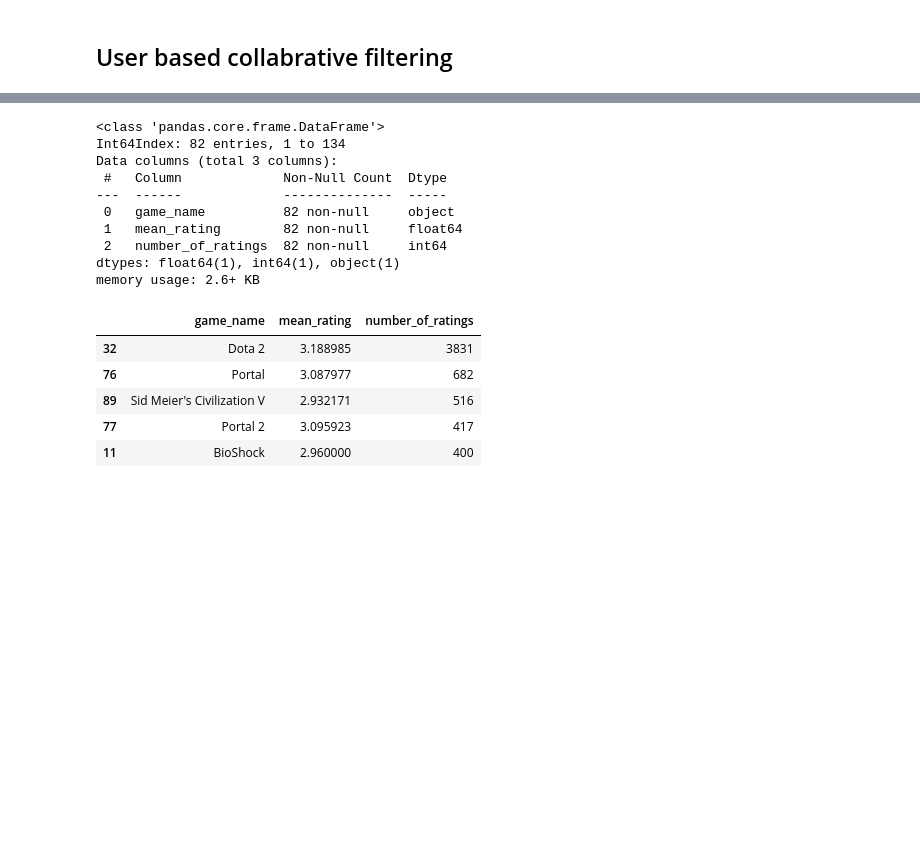
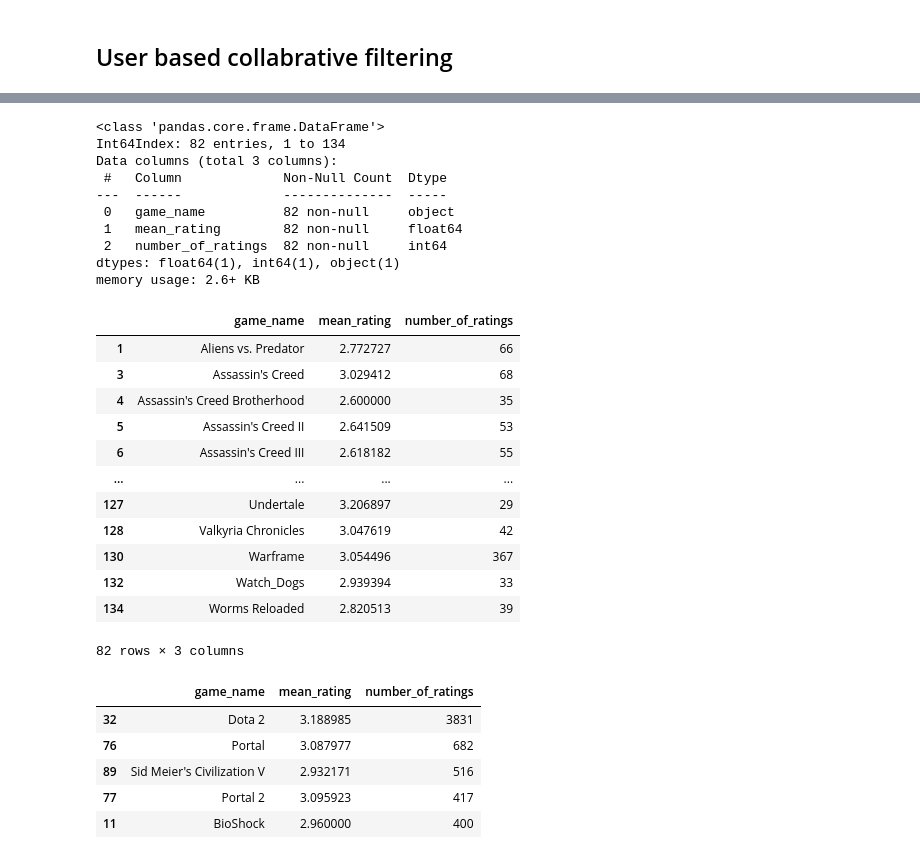
Before and after one commit to OmarEmad313/video-game-recommendation, a Jupyter notebook: video game recommendation with explicit rating/Video game recommendation with explicit data.ipynb, the cells around one changed output, grey strips where cells are left out. Cells and saved outputs as stored; diff of their text form; code cells hidden in the pictures; blank space fills up the shorter version.

```diff
--- a/video game recommendation with explicit rating/Video game recommendation with explicit data.ipynb
+++ b/video game recommendation with explicit rating/Video game recommendation with explicit data.ipynb
@@ -1055,23 +1079,37 @@ df.head()
 | 3 | 211925330 | Fallout 4 | 133.0 | 9630 | Fallout | 80.177727 | 1157.0 | ['cold war', 'hunting', 'robot', ... | ... |
 | 4 | 115396529 | Fallout 4 | 17.9 | 9630 | Fallout | 80.177727 | 1157.0 | ['cold war', 'hunting', 'robot', ... | ... |
 # %%
-# Aggregate by movie
+# Aggregate by games
 agg_ratings = df.groupby('game_name').agg(mean_rating = ('user_rating', 'mean'),
                                                 number_of_ratings = ('user_rating', 'count')).reset_index()
-# Keep the movies with over 100 ratings
+# Keep the games with over 100 ratings
 agg_ratings_GT100 = agg_ratings[agg_ratings['number_of_ratings']>10]
 agg_ratings_GT100.info()
+display(agg_ratings_GT100)
 # %% [output]
 <class 'pandas.core.frame.DataFrame'>
 Int64Index: 82 entries, 1 to 134
 Data columns (total 3 columns):
  #   Column             Non-Null Count  Dtype
 ---  ------             --------------  -----
  0   game_name          82 non-null     object
  1   mean_rating        82 non-null     float64
  2   number_of_ratings  82 non-null     int64
 dtypes: float64(1), int64(1), object(1)
 memory usage: 2.6+ KB
+|  | game_name | mean_rating | number_of_ratings |
+| 1 | Aliens vs. Predator | 2.772727 | 66 |
+| 3 | Assassin's Creed | 3.029412 | 68 |
+| 4 | Assassin's Creed Brotherhood | 2.600000 | 35 |
+| 5 | Assassin's Creed II | 2.641509 | 53 |
+| 6 | Assassin's Creed III | 2.618182 | 55 |
+| ... | ... | ... | ... |
+| 127 | Undertale | 3.206897 | 29 |
+| 128 | Valkyria Chronicles | 3.047619 | 42 |
+| 130 | Warframe | 3.054496 | 367 |
+| 132 | Watch_Dogs | 2.939394 | 33 |
+| 134 | Worms Reloaded | 2.820513 | 39 |
+82 rows × 3 columns
 # %%
 agg_ratings_GT100.sort_values(by='number_of_ratings', ascending=False).head()
 # %% [output]
```
Also changed, not shown: parts of 15 cells of this notebook, 1 other file.
